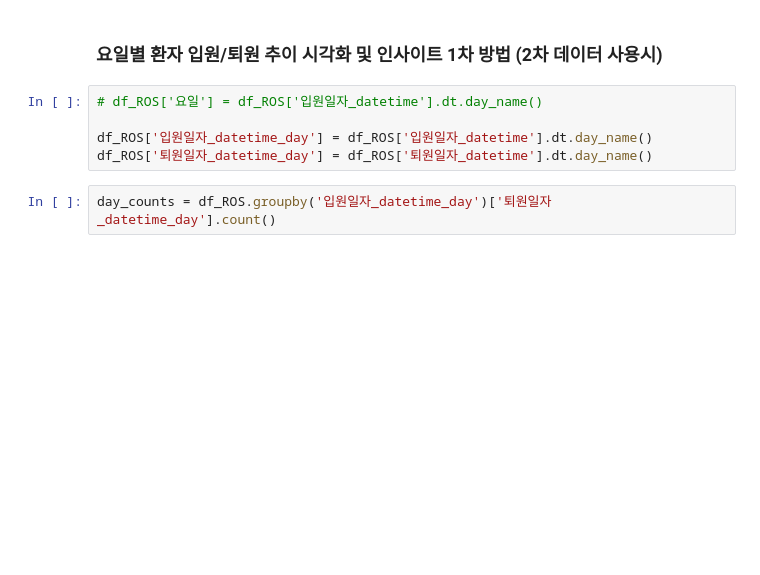
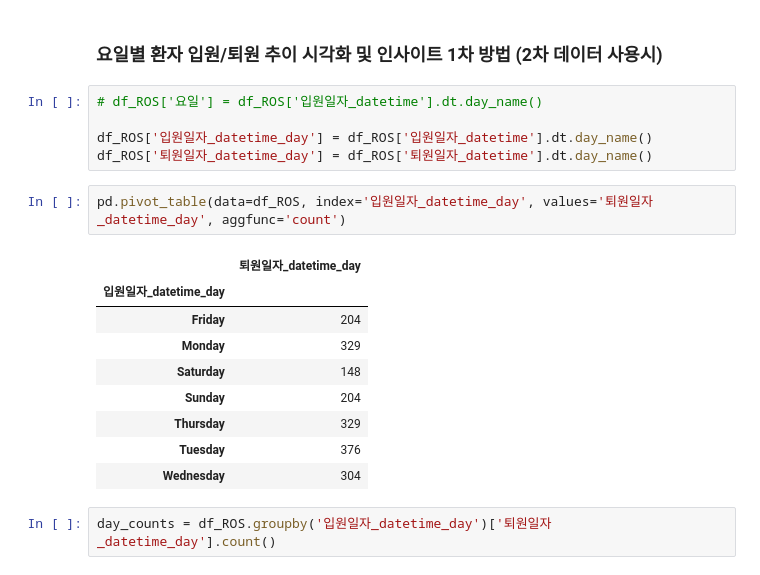
Before and after one commit to araya1203/study_data_analytics, a Jupyter notebook: codes/pandass/ResurrenceOfSurgery_TimeSeries_quest.ipynb, the cells around one changed output. Cells and saved outputs as stored; diff of their text form; blank space fills up the shorter version.

```diff
--- a/codes/pandass/ResurrenceOfSurgery_TimeSeries_quest.ipynb
+++ b/codes/pandass/ResurrenceOfSurgery_TimeSeries_quest.ipynb
@@ -128,6 +149,18 @@ sns.lineplot(data=df_ROS, x='입원일자_datetime_week', y='퇴원일자_dateti
 
 df_ROS['입원일자_datetime_day'] = df_ROS['입원일자_datetime'].dt.day_name()
 df_ROS['퇴원일자_datetime_day'] = df_ROS['퇴원일자_datetime'].dt.day_name()
+# %%
+pd.pivot_table(data=df_ROS, index='입원일자_datetime_day', values='퇴원일자_datetime_day', aggfunc='count')
+# %% [output]
+|  | 퇴원일자_datetime_day |
+| 입원일자_datetime_day |  |
+| Friday | 204 |
+| Monday | 329 |
+| Saturday | 148 |
+| Sunday | 204 |
+| Thursday | 329 |
+| Tuesday | 376 |
+| Wednesday | 304 |
 # %%
 day_counts = df_ROS.groupby('입원일자_datetime_day')['퇴원일자_datetime_day'].count()
 # %%
```
Also changed, not shown: parts of 5 cells of this notebook.
